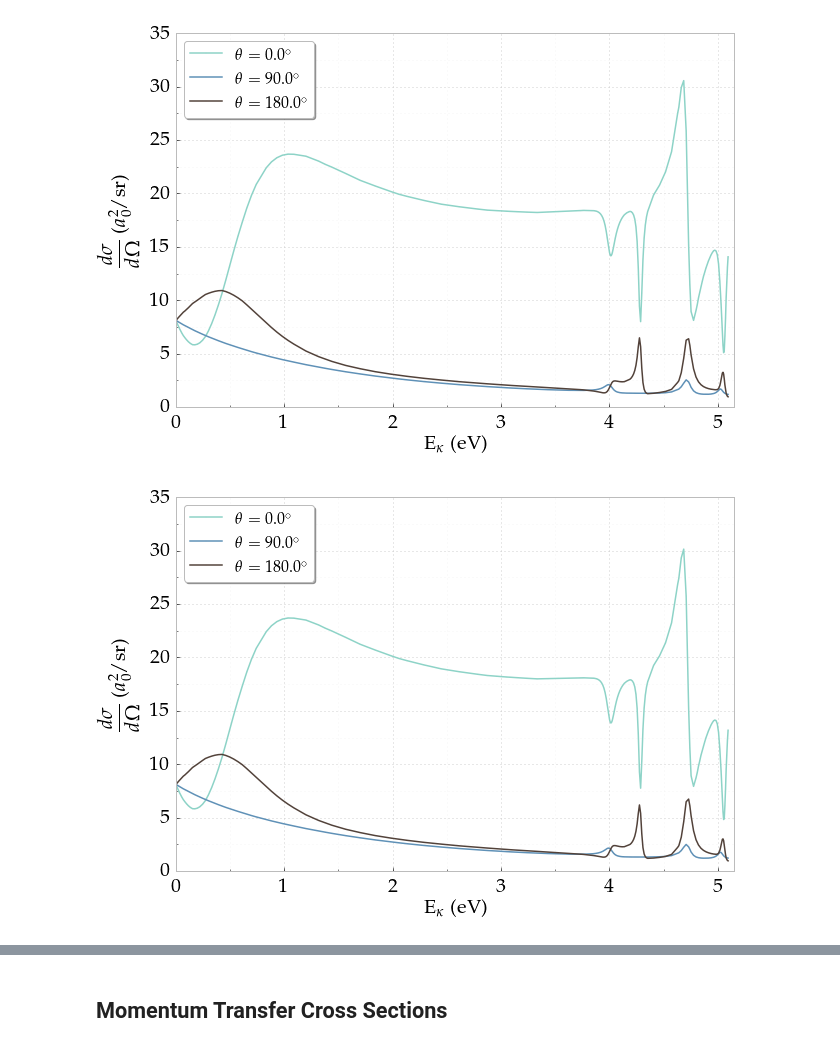
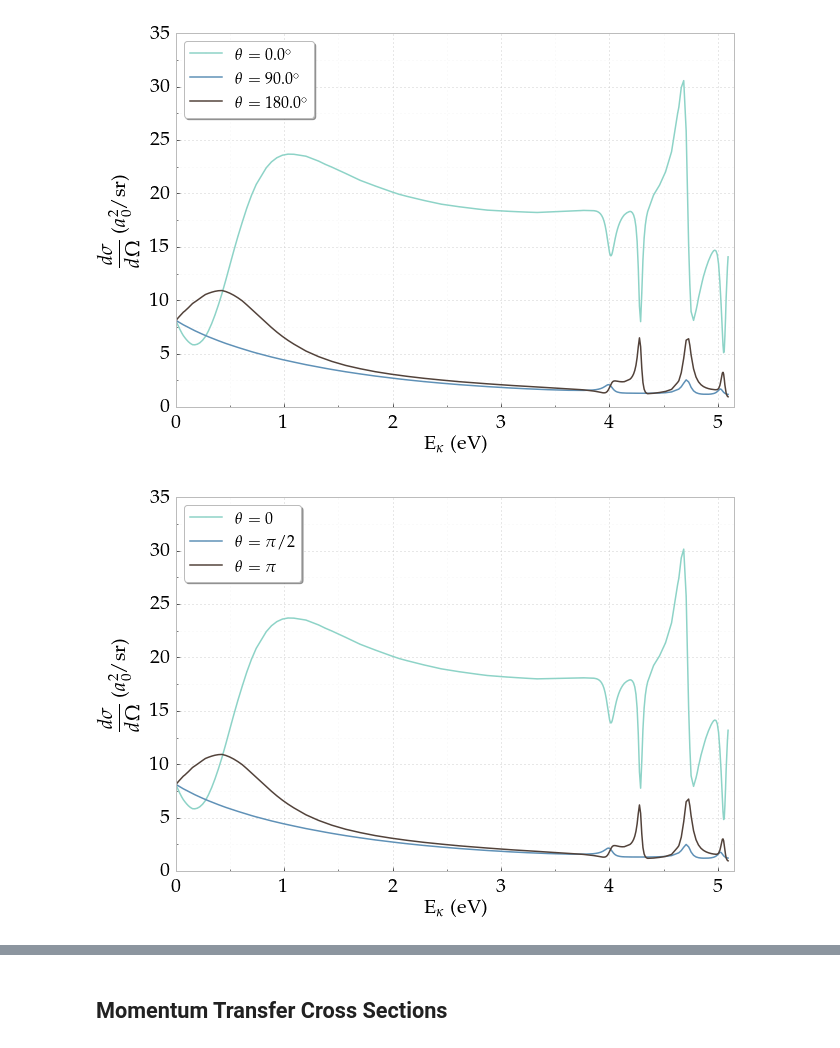
Before and after one commit to DentonW/Papers, a Jupyter notebook: PRA PsH/IPython/Paper Images.ipynb, the cells around one changed output, grey strips where cells are left out. Cells and saved outputs as stored; diff of their text form; code cells hidden in the pictures.

```diff
--- a/PRA PsH/IPython/Paper Images.ipynb
+++ b/PRA PsH/IPython/Paper Images.ipynb
@@ -542,34 +542,35 @@ pyplot.show()
 [figure]
 # %%
 theta = (0, pi/2, pi)
+thetalabel = (r'$0$', r'$\pi/2$', r'$\pi$')
 #plotcol = ('steelblue', '#99CC66', 'coral')
 #plotcol = ("#8dd3c7", "#377eb8", "#52423A")
 plotcol = ("#8dd3c7", '#5F91B7', "#52423A")
 plotsty = ('-', '-', ':')
 
 lmax = 3  # Through the F-wave
 
 pyplot.xlabel(r"${\rm{E}}_{\kappa}$ (eV)")
 pyplot.ylabel(r"$\displaystyle \frac{d\sigma}{d\Omega}$ ($a_0^2/$sr)")
 
 for j, t in enumerate(theta):
     diff_cross = []
     for i in range(np.size(kappasub)):
         k = kappasub[i]
         d1 = DifferentialCrossSingle(k, t, kappasub, lmax, interp_phase1)
         d3 = DifferentialCrossSingle(k, t, kappasub, lmax, interp_phase3)
         diff_cross = np.append(diff_cross, 0.25*d1 + 0.75*d3)
-    kappalabel = r'$\theta = ' + str(t*180/pi) + r'^{\circ}$'
-    #pyplot.plot(ktoE(kappasub), diff_cross, plotsty[j], marker='.', markersize=0.01, label=kappalabel, color=plotcol[j])
+    #kappalabel = r'$\theta = ' + str(t*180/pi) + r'^{\circ}$'
+    kappalabel = r'$\theta = \;$' + thetalabel[j]
     line, = pyplot.plot(ktoE(kappasub), diff_cross, marker='.', markersize=0.01, label=kappalabel, color=plotcol[j])
     #if j == 2:
     #    line.set_dashes([12, 2, 4, 2])
 
 pyplot.legend()
 pyplot.xlim([0,5.15])
 FixPlot(plt)
 #pyplot.ylabel(r"$\displaystyle \frac{d\sigma}{d\Omega}$ ($a_0^2/$sr)", fontsize=22)
 pyplot.savefig("diff-cross-section-2D-theta.pdf", bbox_inches='tight')
 pyplot.show()
 # %% [output]
-[figure, old version]
+[figure, new version]
```
Also changed, not shown: parts of 28 cells of this notebook, 8 other files.
